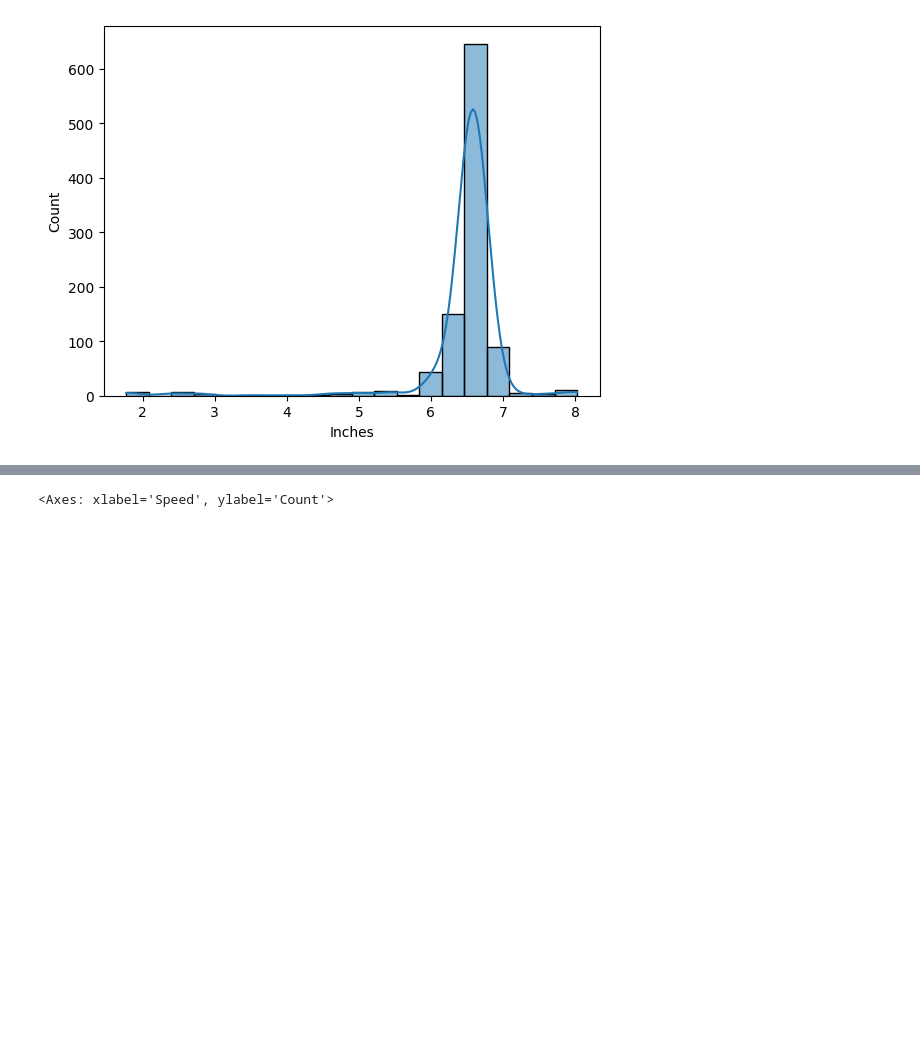
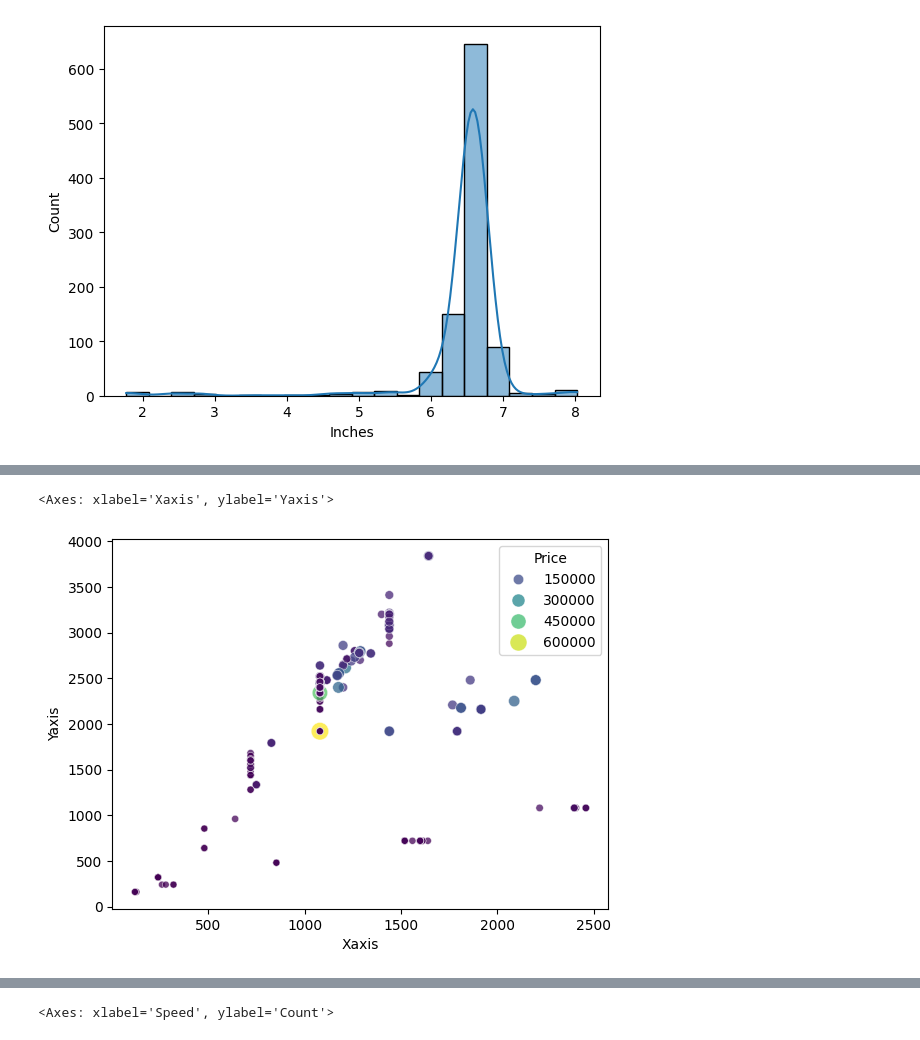
Before and after one commit to SachinrSuryawanshi/Smartphone-Price-Prediction-Project, a Jupyter notebook: notebooks/03_eda.ipynb, the cells around one changed output, grey strips where cells are left out. Saved outputs shown, nothing was run; the diff lists cells and outputs as text; code cells hidden in the pictures; blank space fills up the shorter version.

```diff
--- a/notebooks/03_eda.ipynb
+++ b/notebooks/03_eda.ipynb
@@ -242,0 +284,14 @@ sns.histplot(df["Inches"].dropna(), kde=True, bins=20)
+# %%
+sns.scatterplot(
+    data=df.dropna(subset=["Xaxis", "Yaxis", "Price"]),
+    x="Xaxis",
+    y="Yaxis",
+    hue="Price",
+    palette="viridis",
+    size="Price",
+    sizes=(25, 160),
+    alpha=0.75
+)
+# %% [output]
+<Axes: xlabel='Xaxis', ylabel='Yaxis'>
+[figure, added]
```
Also changed, not shown: parts of 11 cells of this notebook, 1 other file.
